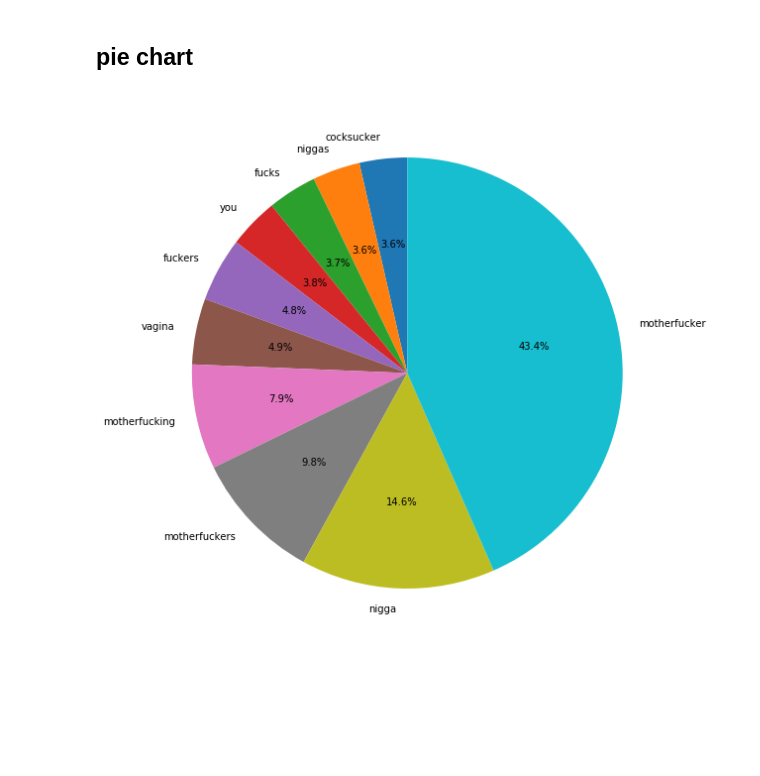
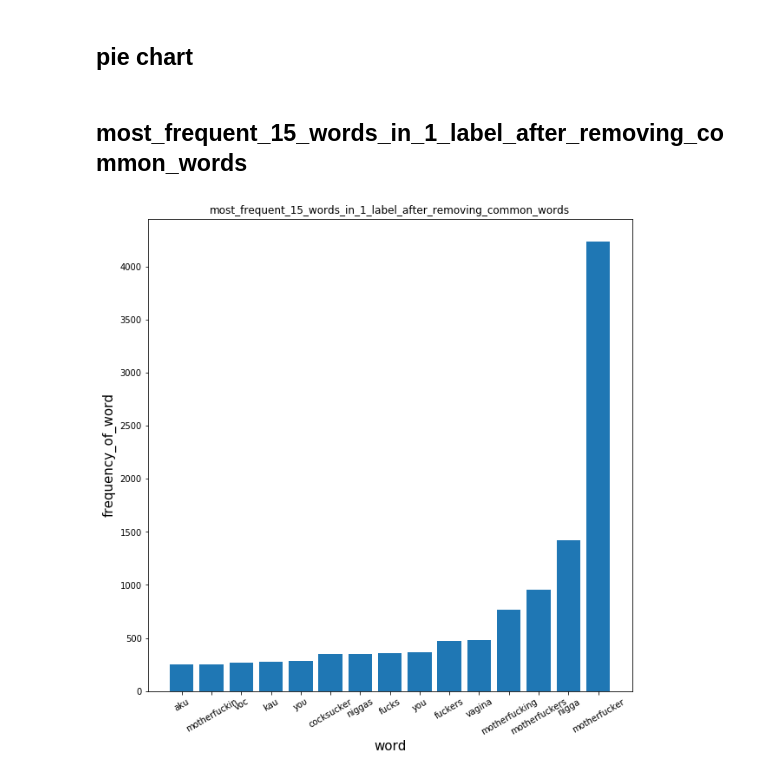
Before and after one commit to hazem-alabiad/content-rating-system, a Jupyter notebook: data_analysis/data_insight.ipynb, the cells around one changed output. Saved outputs shown, nothing was run; the diff lists cells and outputs as text; code cells hidden in the pictures; blank space fills up the shorter version.

Commit message:
replace the data_insight notebook with a modified version in which i added code for plotting bar charts

```diff
--- a/data_analysis/data_insight.ipynb
+++ b/data_analysis/data_insight.ipynb
@@ -411,5 +430,11 @@ for x,y in list_of_uinque_1_label_words_and_frequencies[-10:]:
+# %% [markdown]
+## most_frequent_15_words_in_1_label_after_removing_common_words
 # %%
-plot_pie_char_and_save_it(slice_values_of_chart,slice_names_of_chart,
-              "C:/Users/Abdo/Project/figures/most_frequent_10_words_in_1_label_after_removing_common_words.png")
+slice_values_of_chart, slice_names_of_chart= get_highest_or_lowest_n_value_from_list(list_of_uinque_1_label_words_and_frequencies, 15, True)
+plot_bar_char_and_save_it(slice_values_of_chart,
+                          slice_names_of_chart,
+                           "C:/Users/Abdo/Project/figures/most_frequent_15_words_in_1_label_after_removing_common_words.png"
+                          ,"most_frequent_15_words_in_1_label_after_removing_common_words",
+                          "word", "frequency_of_word")
 # %% [output]
-[figure, old version]
+[figure, new version]
```
Also changed, not shown: parts of 13 cells of this notebook.
